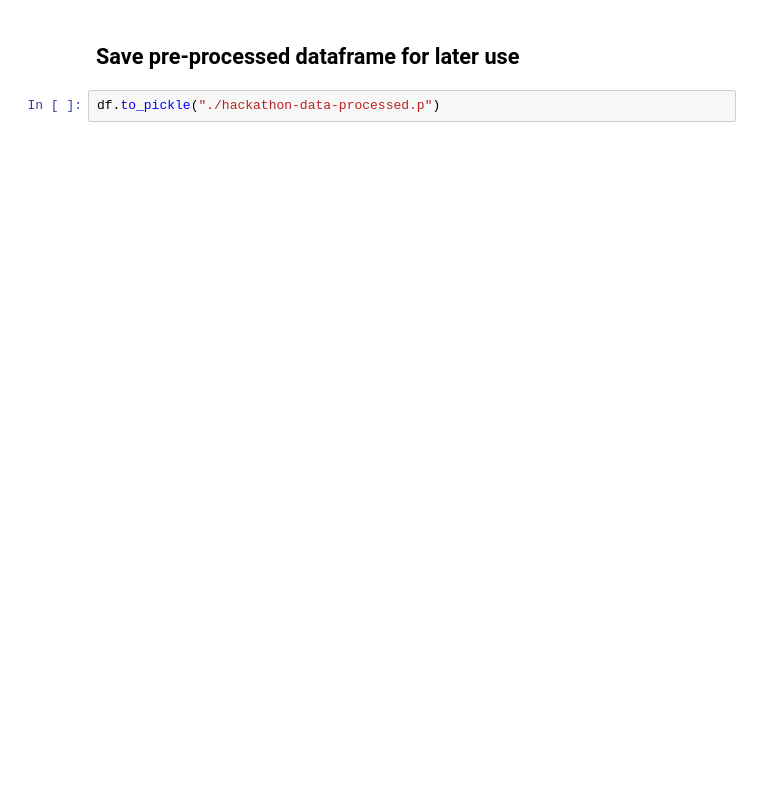
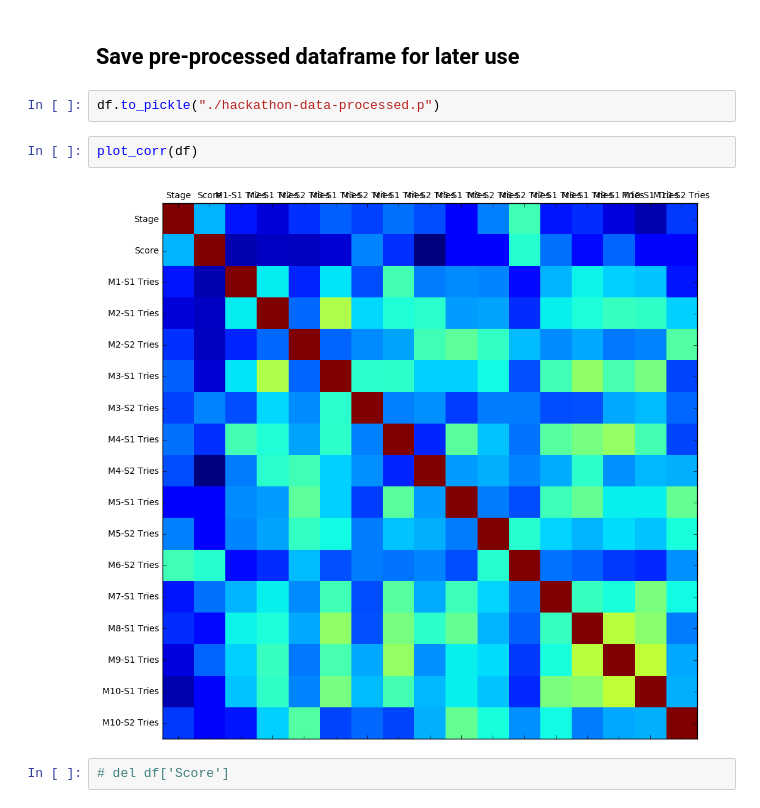
Before and after one commit to andela-morekoya/hactimus-prime, a Jupyter notebook: prediction.ipynb, the cells around one changed output. Drawn from its saved outputs; the diff is of its cells as text; blank space fills up the shorter version.

```diff
--- a/prediction.ipynb
+++ b/prediction.ipynb
@@ -270,3 +305,9 @@ Good distribution of true and false cases.  No special work needed.
 ## Save pre-processed dataframe for later use
 # %%
 df.to_pickle("./hackathon-data-processed.p")
+# %%
+plot_corr(df)
+# %% [output]
+[figure, added]
+# %%
+# del df['Score']
```
Also changed, not shown: parts of 41 cells of this notebook, 1 other file.
